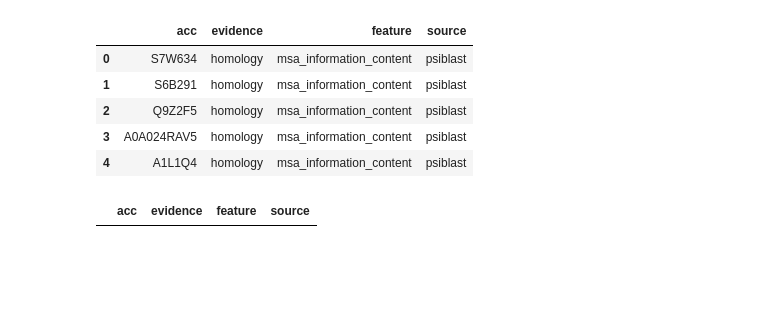
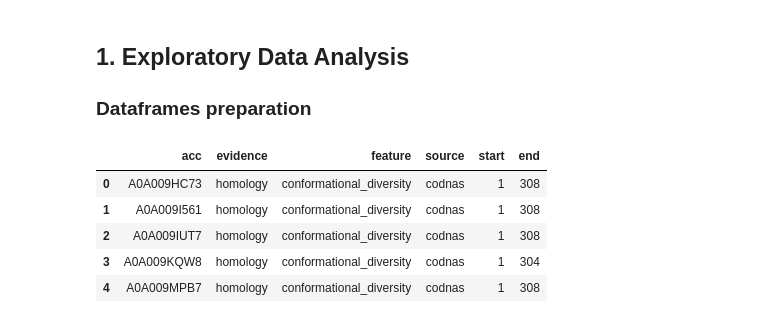
Before and after one commit to AlyaHarvelle/HMMER, a Jupyter notebook: HMMER for disordered proteins.ipynb, the cells around one changed output. Drawn from its saved outputs; the diff is of its cells as text; code cells hidden in the pictures; blank space fills up the shorter version.

```diff
--- a/HMMER for disordered proteins.ipynb
+++ b/HMMER for disordered proteins.ipynb
@@ -292,17 +5,4 @@ hcons.head()
-# %%
-hcons['acc'] = hcons['acc'].apply(lambda x: x.replace('"','').replace('',''))
-hcons['evidence']  = hcons['evidence'].apply(lambda x: x.replace('"','').replace('',''))
-hcons['source'] = hcons['source'].apply(lambda x: x.replace('"','').replace('',''))
-hcons.head()
-# %% [output]
-|  | acc | evidence | feature | source |
-| 0 | S7W634 | homology | msa_information_content | psiblast |
-| 1 | S6B291 | homology | msa_information_content | psiblast |
-| 2 | Q9Z2F5 | homology | msa_information_content | psiblast |
-| 3 | A0A024RAV5 | homology | msa_information_content | psiblast |
-| 4 | A1L1Q4 | homology | msa_information_content | psiblast |
-# %%
-hcons_dis = hcons[hcons['feature'] == 'disorder']
-hcons_dis
-# %% [output]
-|  | acc | evidence | feature | source |
+# %% [markdown]
+## 1. Exploratory Data Analysis
+
+### Dataframes preparation
@@ -308,0 +37,25 @@ hcons_dis
+# %%
+# Open the .mjson files using the function created above
+
+# Initialize rows in dataframe
+data = list()
+# Open file
+with open('homology.mjson', 'r') as file:
+  # Loop through each line in file
+  for line in file:
+    # Cast line (JSON) to object
+    obj = json.loads(line)
+    rows = parse_lines(obj)
+    data.extend(rows)
+# %%
+# Convert the list to DataFrame
+
+d1 = pd.DataFrame(data)
+d1.head()
+# %% [output]
+|  | acc | evidence | feature | source | start | end |
+| 0 | A0A009HC73 | homology | conformational_diversity | codnas | 1 | 308 |
+| 1 | A0A009I561 | homology | conformational_diversity | codnas | 1 | 308 |
+| 2 | A0A009IUT7 | homology | conformational_diversity | codnas | 1 | 308 |
+| 3 | A0A009KQW8 | homology | conformational_diversity | codnas | 1 | 304 |
+| 4 | A0A009MPB7 | homology | conformational_diversity | codnas | 1 | 308 |
```
Also changed, not shown: parts of 30 cells of this notebook.
